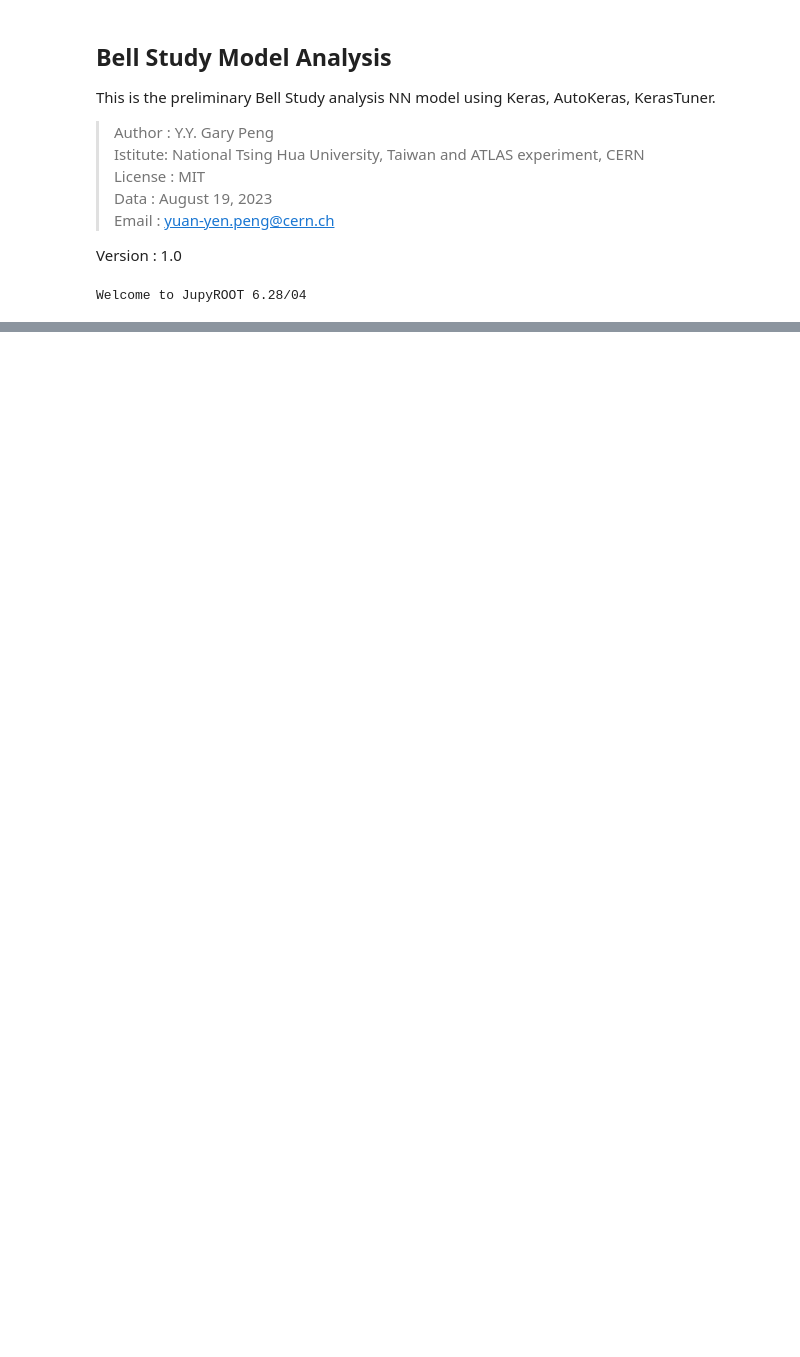
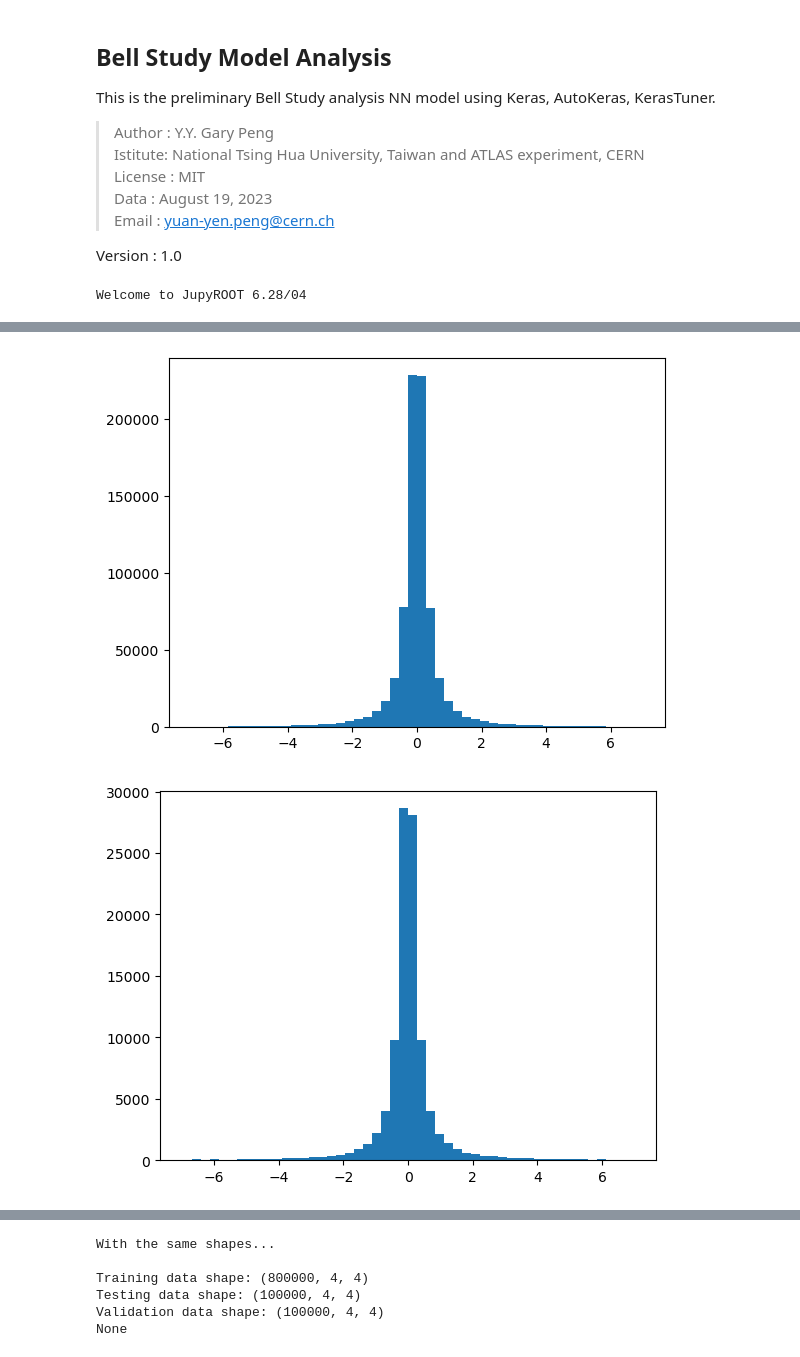
Before and after one commit to yygarypeng/Bell-Analysis, a Jupyter notebook: TRUTH3_dump_CutAnalysis/ModelTest.ipynb, the cells around one changed output, grey strips where cells are left out. Cells and saved outputs as stored; diff of their text form; code cells hidden in the pictures; blank space fills up the shorter version.

Commit message:
Analyze models and its inputs pre-processing.

```diff
--- a/TRUTH3_dump_CutAnalysis/ModelTest.ipynb
+++ b/TRUTH3_dump_CutAnalysis/ModelTest.ipynb
@@ -86,0 +78,5 @@ model = keras.models.load_model('./models/KerasTuner.h5')
+# %%
+# Some constants
+GEV = 1e3
+# RMV_EVT = [638488, 835579, 2168342] # escape some mathmetical errors.
+RMV_EVT = [] # escape some mathmetical errors.
@@ -86,0 +179,68 @@ model = keras.models.load_model('./models/KerasTuner.h5')
+# %%
+from sklearn.model_selection import train_test_split
+
+lepton_features   = ['lep_p_E','lep_p_px','lep_p_py','lep_p_pz',
+                     'lep_m_E','lep_m_px','lep_m_py','lep_m_pz']
+neutrino_features = ['nu_p_E','nu_p_px','nu_p_py','nu_p_pz',
+                     'nu_m_E','nu_m_px','nu_m_py','nu_m_pz']
+
+def reshape_features(inputs, features):
+    outputs = np.stack([inputs[features[0:4]],
+                        inputs[features[4:8]]], axis=1)
+    return outputs
+
+indices = np.arange(int(1e6)) # sampling size
+train_indices, temp_indices = train_test_split(indices, train_size=0.8, test_size=0.2, random_state=42)
+valid_indices, test_indices = train_test_split(temp_indices, train_size=0.5, test_size=0.5, random_state=42)
+
+lep_train = reshape_features(lep_kin.iloc[train_indices], lepton_features)
+lep_valid = reshape_features(lep_kin.iloc[valid_indices], lepton_features)
+lep_test  = reshape_features(lep_kin.iloc[test_indices],  lepton_features)
+
+nu_train = reshape_features(nu_kin.iloc[train_indices], neutrino_features)
+nu_valid = reshape_features(nu_kin.iloc[valid_indices], neutrino_features)
+nu_test  = reshape_features(nu_kin.iloc[test_indices],  neutrino_features)
+
+H_m_train = H_M_std[train_indices]
+H_m_valid = H_M_std[valid_indices]
+H_m_test  = H_M_std[test_indices]
+plt.hist(H_m_train, bins=50)
+plt.show()
+plt.hist(H_m_valid, bins=50)
+plt.show()
+plt.hist(H_m_test, bins=50)
+plt.show()
+
+def stack_parts(input1, input2):
+    outputs = np.concatenate([input1, input2], axis=1)
+    return outputs
+
+if (lep_train.shape == nu_train.shape and
+    lep_test.shape  == nu_test.shape and
+    lep_valid.shape == nu_valid.shape):
+    print('With the same shapes...\n')
+    # print(f'Training data shape: {lep_train.shape}\nTesting data shape: {lep_test.shape}\nValidation data shape: {lep_valid.shape}')
+    train = stack_parts(lep_train, nu_train)
+    valid = stack_parts(lep_valid, nu_valid)
+    test  = stack_parts(lep_test , nu_test)
+    FEA_MAX = np.max([train.max(), valid.max(), test.max()])
+    FEA_MIN = np.min([train.min(), valid.min(), test.min()])
+    train = (train - FEA_MIN)/(FEA_MAX - FEA_MIN)
+#     train = np.expand_dims(train, axis=-1)
+    valid = (valid - FEA_MIN)/(FEA_MAX - FEA_MIN)
+#     valid = np.expand_dims(valid, axis=-1)
+    test  = (test - FEA_MIN) /(FEA_MAX - FEA_MIN)
+#     test = np.expand_dims(test, axis=-1)
+    print(print(f'Training data shape: {train.shape}\nTesting data shape: {test.shape}\nValidation data shape: {valid.shape}'))
+
+    del (indices, train_indices, temp_indices, valid_indices, test_indices,
+        lep_train, lep_valid, lep_test,
+        nu_train, nu_valid, nu_test)
+    gc.collect()
+
+else:
+    print('The shape of leptons are NOT the same with neutrinos shape...\n')
+    print(f'Training data shape: {lep_train.shape}, {nu_train.shape}\nTesting data shape: {lep_test.shape}, {nu_test.shape}\nValidation data shape: {lep_valid.shape}, {nu_valid.shape}')
+# %% [output]
+[figure, added]
+[figure, added]
@@ -86,0 +248,6 @@ model = keras.models.load_model('./models/KerasTuner.h5')
+With the same shapes...
+
+Training data shape: (800000, 4, 4)
+Testing data shape: (100000, 4, 4)
+Validation data shape: (100000, 4, 4)
+None
```
Also changed, not shown: parts of 9 cells of this notebook.
